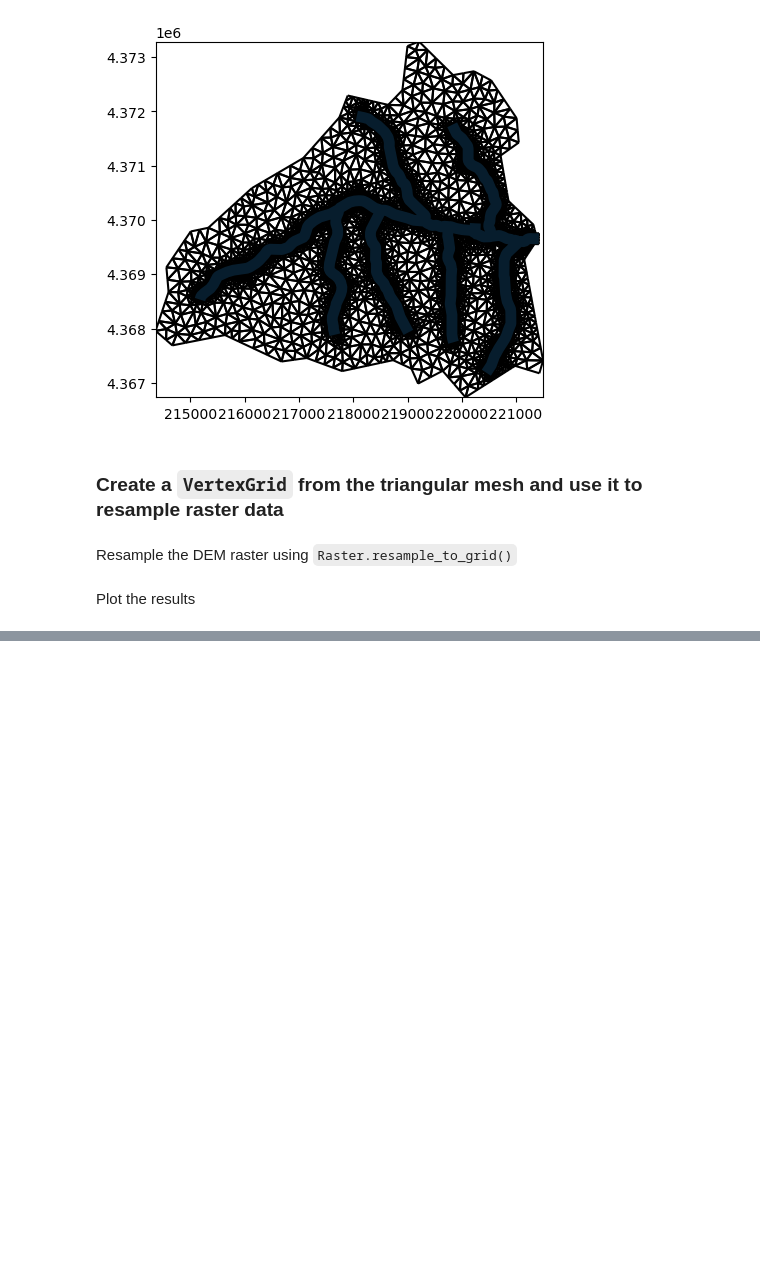
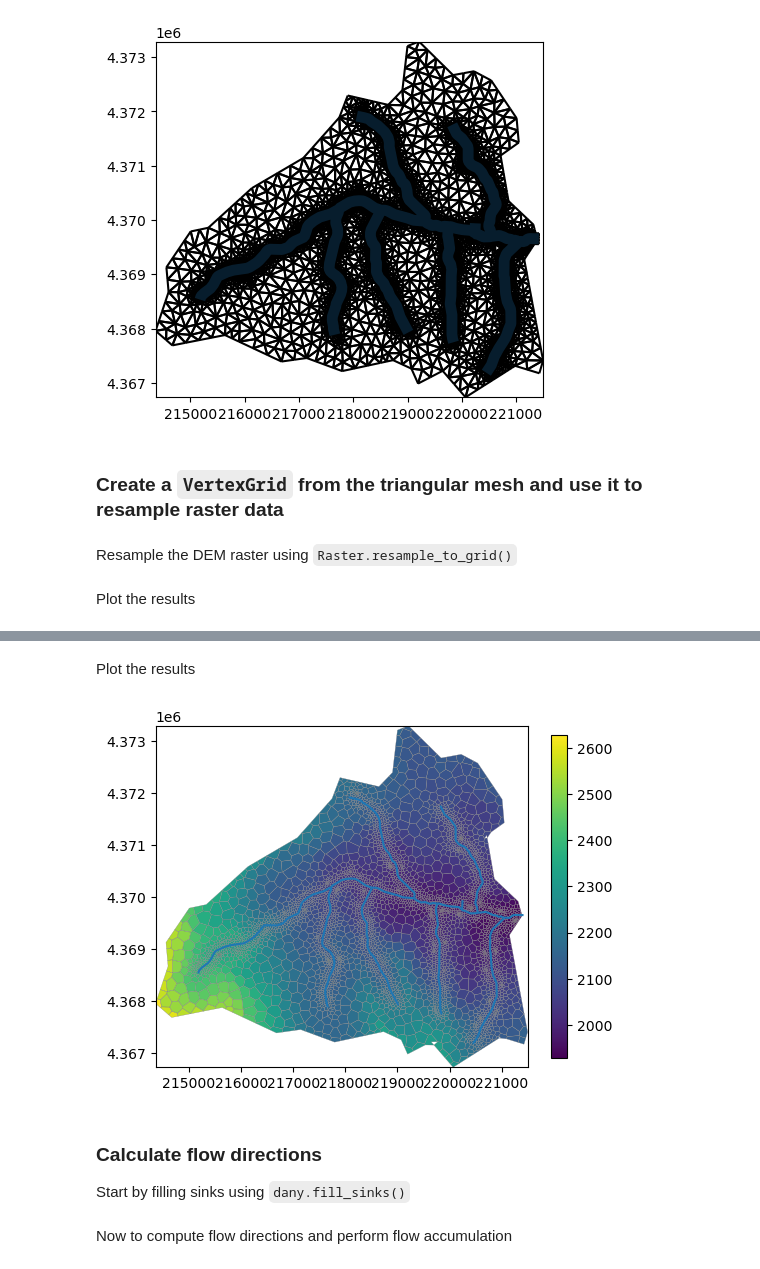
Before and after one commit to jlarsen-usgs/dany, a Jupyter notebook: examples/Complex_meshes_from_existing_boundary.ipynb, the cells around one changed output, grey strips where cells are left out. Cells and saved outputs as stored; diff of their text form; code cells hidden in the pictures; blank space fills up the shorter version.

```diff
--- a/examples/Complex_meshes_from_existing_boundary.ipynb
+++ b/examples/Complex_meshes_from_existing_boundary.ipynb
@@ -198,0 +206,3 @@ np.min(dem_array), np.max(dem_array)
+# %%
+vor = VoronoiGrid(tri)
+gridprops = vor.get_gridprops_vertexgrid()
@@ -198,0 +211,2 @@ np.min(dem_array), np.max(dem_array)
+# %%
+vorgrid = flopy.discretization.VertexGrid(nlay=1, **gridprops)
@@ -198,0 +215,26 @@ np.min(dem_array), np.max(dem_array)
+# %%
+vdem_array = rstr.resample_to_grid(
+    vorgrid,
+    band=rstr.bands[0],
+    method="min"
+)
+
+vdem_array[vdem_array == rstr.nodatavals[0]] = np.nan
+vdem_array = dany.fill_nan_values(vorgrid, vdem_array)
+# %% [markdown]
+Plot the results
+# %%
+fig, ax = plt.subplots(figsize=(6, 6))
+
+pmv = flopy.plot.PlotMapView(modelgrid=vorgrid, ax=ax)
+pc = pmv.plot_array(vdem_array)
+pmv.plot_grid(color="gray", lw=0.2)
+
+nhddf.plot(ax=ax, lw=1.5)
+plt.colorbar(pc, shrink=0.7);
+# %% [output]
+[figure, added]
+# %% [markdown]
+### Calculate flow directions
+
+Start by filling sinks using `dany.fill_sinks()`
@@ -198,0 +243,2 @@ np.min(dem_array), np.max(dem_array)
+# %% [markdown]
+Now to compute flow directions and perform flow accumulation
```
Also changed, not shown: parts of 14 cells of this notebook, 1 other file.
